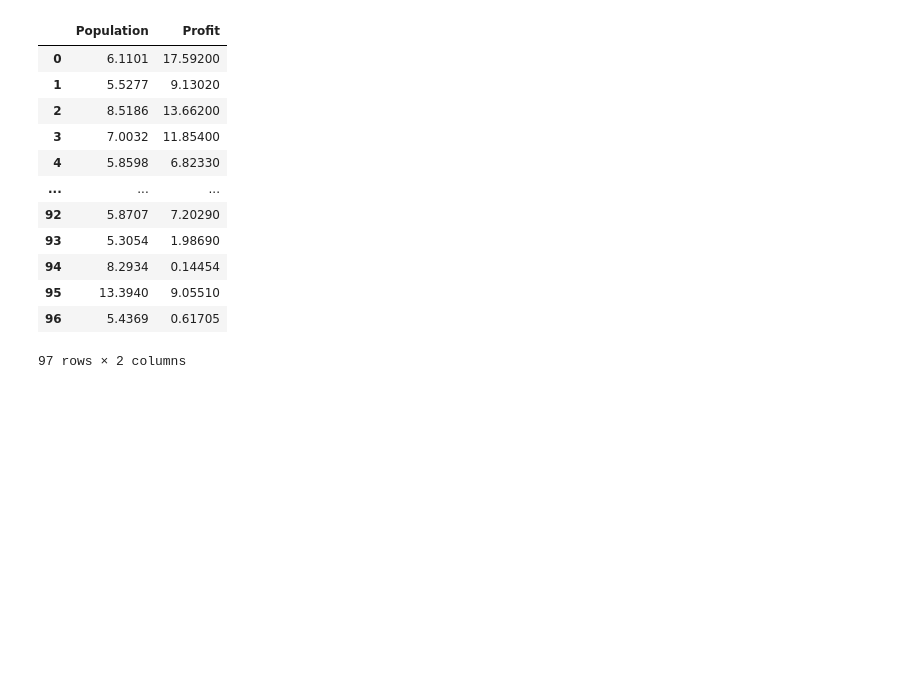
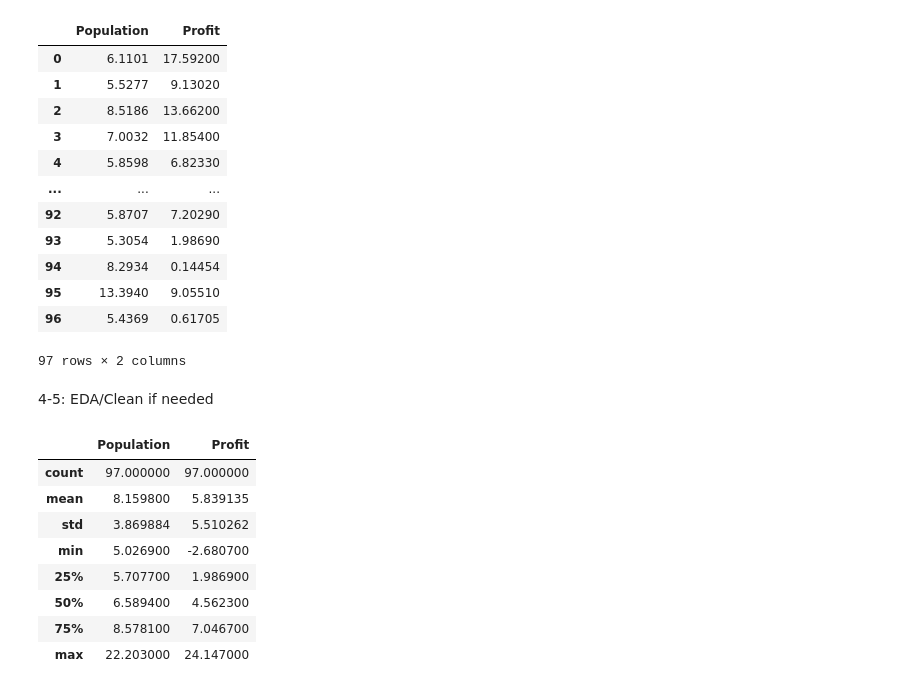
Before and after one commit to RedPandaStyle/ACE-Predictive-Analytics, a Jupyter notebook: Food_Truck_JPV.ipynb, the cells around one changed output. Drawn from its saved outputs; the diff is of its cells as text; code cells hidden in the pictures; blank space fills up the shorter version.

```diff
--- a/Food_Truck_JPV.ipynb
+++ b/Food_Truck_JPV.ipynb
@@ -29,3 +37,18 @@ df
 | 95 | 13.3940 | 9.05510 |
 | 96 | 5.4369 | 0.61705 |
 97 rows × 2 columns
+# %% [markdown]
+4-5: EDA/Clean if needed
+# %%
+# check basic stats
+df.describe()
+# %% [output]
+|  | Population | Profit |
+| count | 97.000000 | 97.000000 |
+| mean | 8.159800 | 5.839135 |
+| std | 3.869884 | 5.510262 |
+| min | 5.026900 | -2.680700 |
+| 25% | 5.707700 | 1.986900 |
+| 50% | 6.589400 | 4.562300 |
+| 75% | 8.578100 | 7.046700 |
+| max | 22.203000 | 24.147000 |
```
Also changed, not shown: parts of 15 cells of this notebook.
